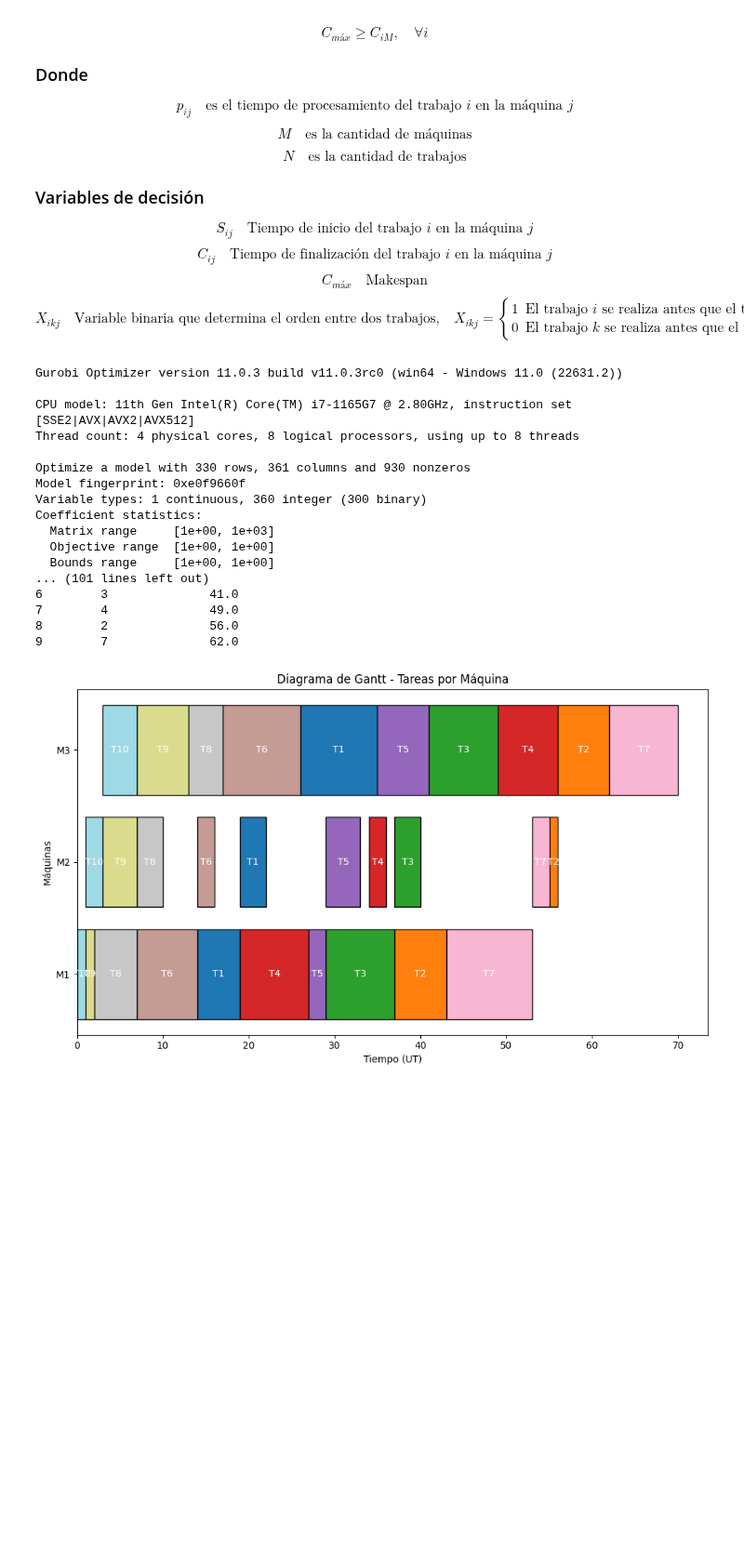
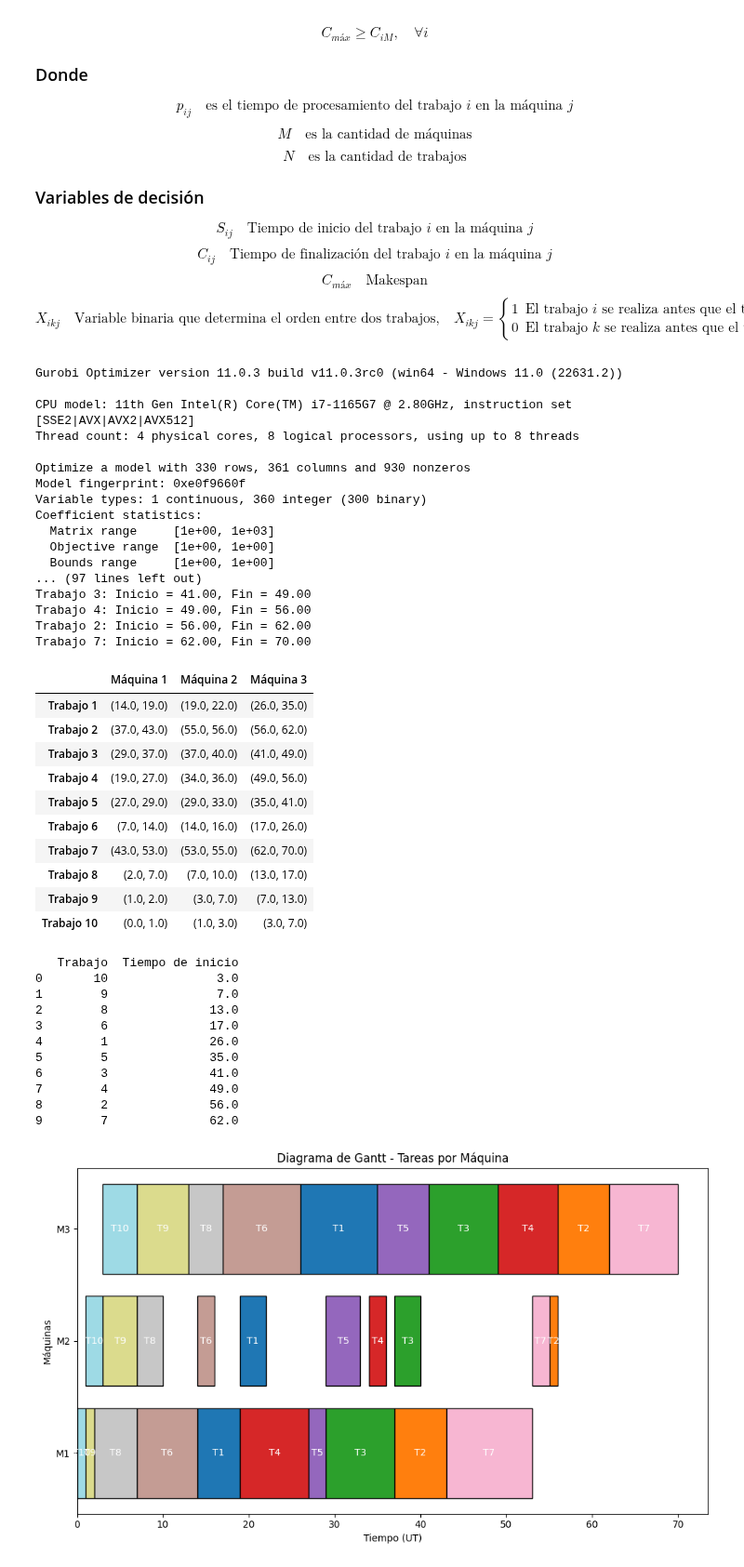
Before and after one commit to Mario-Rivera-A/Tarea2_GOA, a Jupyter notebook: tarea 2.ipynb, the cells around one changed output. Shown at 93% size. Drawn from its saved outputs; the diff is of its cells as text; code cells hidden in the pictures; blank space fills up the shorter version.

```diff
--- a/tarea 2.ipynb
+++ b/tarea 2.ipynb
@@ -476,47 +476,77 @@ for j in range(M):
 for i in range(N):
     model.addConstr(makespan >= C[i, M - 1])
 
-
 model.setObjective(makespan, GRB.MINIMIZE)
 
+model.optimize()
 
-model.optimize()
+df = np.zeros((10, 3), dtype=object)
+print(df)
+filas = ['Trabajo 1', 'Trabajo 2', 'Trabajo 3', 'Trabajo 4', 'Trabajo 5', 'Trabajo 6', 'Trabajo 7', 'Trabajo 8', 'Trabajo 9', 'Trabajo 10']
+columnas = ['Máquina 1', 'Máquina 2', 'Máquina 3']
 
 
 if model.status == GRB.OPTIMAL:
     print(f"Tiempo mínimo de finalización (makespan): {makespan.X}")
 
+    # De 0 a 3
     for j in range(M):
         print(f"\nMáquina {j+1}:")
         # Crear una lista con los tiempos de inicio para cada trabajo en la máquina j
         inicio_trabajos = [(i+1, S[i, j].X) for i in range(N)]
+
         # Ordenar los trabajos por el tiempo de inicio
         inicio_trabajos.sort(key=lambda x: x[1])
 
-        print("Orden de trabajos (Trabajo, Tiempo de inicio):")
-        for trabajo, inicio in inicio_trabajos:
-            print(f"Trabajo {trabajo}: Inicio = {inicio:.2f}, Fin = {C[trabajo-1, j].X:.2f}")
+        # print("Orden de trabajos (Trabajo, Tiempo de inicio):")
+        for i, inicio in inicio_trabajos:
+            print(f"Trabajo {i}: Inicio = {inicio:.2f}, Fin = {C[i-1, j].X:.2f}")
+            df[i-1, j] = (inicio, C[i-1, j].X)
 
-inicio_trabajos = pd.DataFrame(inicio_trabajos, columns=['Trabajo', 'Tiempo de inicio'])
-print(inicio_trabajos)
+
+df = pd.DataFrame(df, index=filas , columns=columnas)
+
+display(df)
 # %% [output]
 Gurobi Optimizer version 11.0.3 build v11.0.3rc0 (win64 - Windows 11.0 (22631.2))
 
 CPU model: 11th Gen Intel(R) Core(TM) i7-1165G7 @ 2.80GHz, instruction set [SSE2|AVX|AVX2|AVX512]
 Thread count: 4 physical cores, 8 logical processors, using up to 8 threads
 
 Optimize a model with 330 rows, 361 columns and 930 nonzeros
 Model fingerprint: 0xe0f9660f
 Variable types: 1 continuous, 360 integer (300 binary)
 Coefficient statistics:
   Matrix range     [1e+00, 1e+03]
   Objective range  [1e+00, 1e+00]
   Bounds range     [1e+00, 1e+00]
-... (101 lines left out)
-6        3              41.0
-7        4              49.0
-8        2              56.0
-9        7              62.0
+... (97 lines left out)
+Trabajo 3: Inicio = 41.00, Fin = 49.00
+Trabajo 4: Inicio = 49.00, Fin = 56.00
+Trabajo 2: Inicio = 56.00, Fin = 62.00
+Trabajo 7: Inicio = 62.00, Fin = 70.00
+|  | Máquina 1 | Máquina 2 | Máquina 3 |
+| Trabajo 1 | (14.0, 19.0) | (19.0, 22.0) | (26.0, 35.0) |
+| Trabajo 2 | (37.0, 43.0) | (55.0, 56.0) | (56.0, 62.0) |
+| Trabajo 3 | (29.0, 37.0) | (37.0, 40.0) | (41.0, 49.0) |
+| Trabajo 4 | (19.0, 27.0) | (34.0, 36.0) | (49.0, 56.0) |
+| Trabajo 5 | (27.0, 29.0) | (29.0, 33.0) | (35.0, 41.0) |
+| Trabajo 6 | (7.0, 14.0) | (14.0, 16.0) | (17.0, 26.0) |
+| Trabajo 7 | (43.0, 53.0) | (53.0, 55.0) | (62.0, 70.0) |
+| Trabajo 8 | (2.0, 7.0) | (7.0, 10.0) | (13.0, 17.0) |
+| Trabajo 9 | (1.0, 2.0) | (3.0, 7.0) | (7.0, 13.0) |
+| Trabajo 10 | (0.0, 1.0) | (1.0, 3.0) | (3.0, 7.0) |
+   Trabajo  Tiempo de inicio
+0       10               3.0
+1        9               7.0
+2        8              13.0
+3        6              17.0
+4        1              26.0
+5        5              35.0
+6        3              41.0
+7        4              49.0
+8        2              56.0
+9        7              62.0
 # %%
 def graficar_gantt(tiempos_procesamiento, num_maquinas, num_tareas):
     """
```
